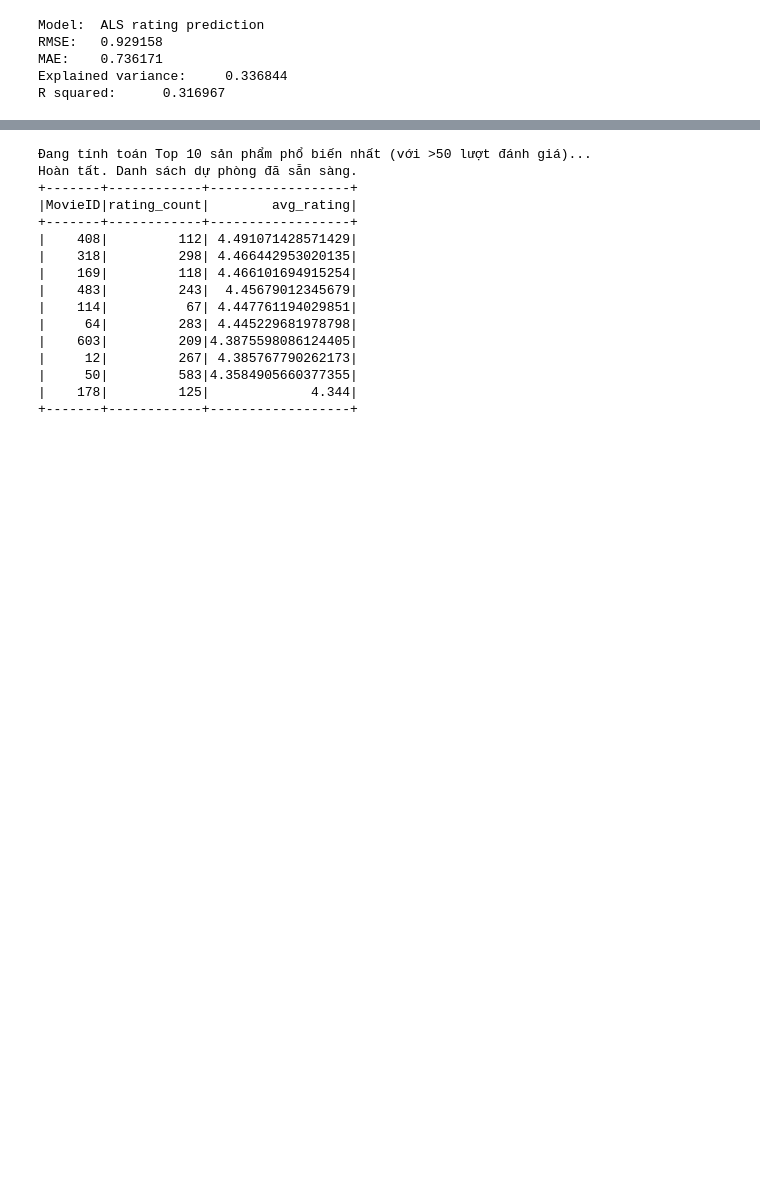
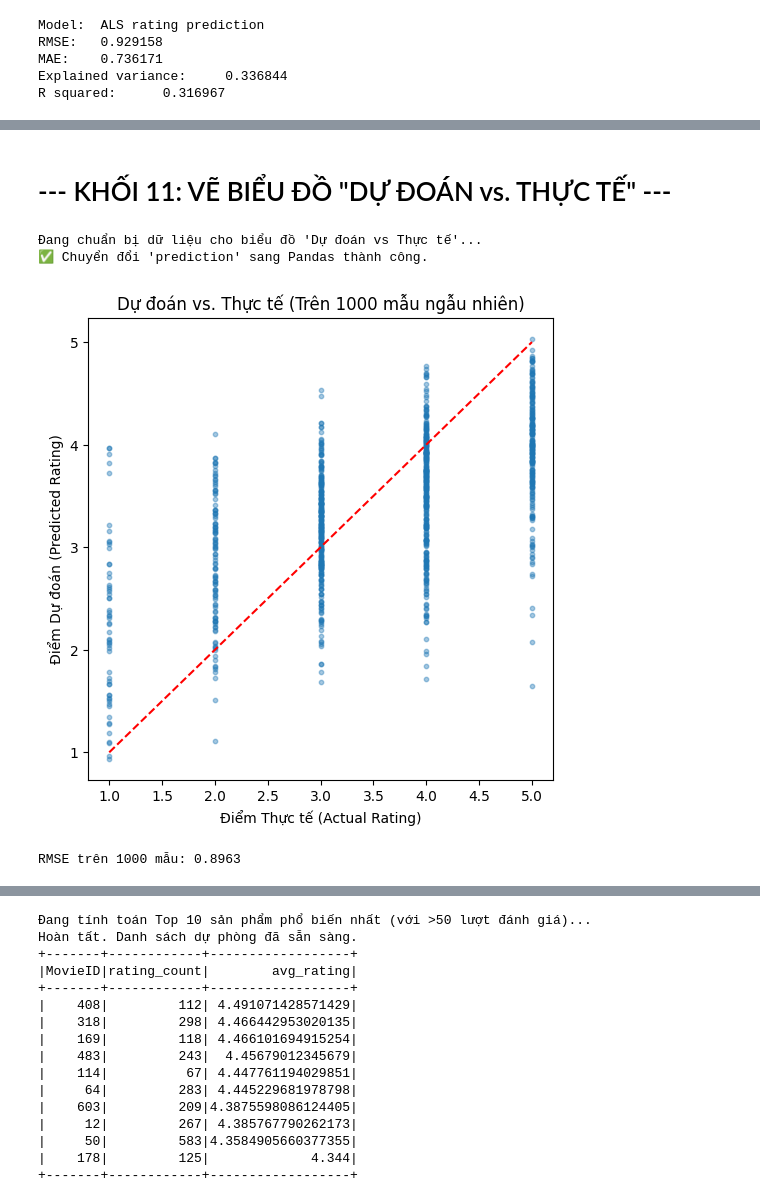
Before and after one commit to 030238220098-debug/-n, a Jupyter notebook: examples/00_quick_start/als_movielens.ipynb, the cells around one changed output, grey strips where cells are left out. Cells and saved outputs as stored; diff of their text form; code cells hidden in the pictures; blank space fills up the shorter version.

```diff
--- a/examples/00_quick_start/als_movielens.ipynb
+++ b/examples/00_quick_start/als_movielens.ipynb
@@ -449,0 +350,45 @@ print(f"Đang tính toán Top {TOP_K_POPULAR} sản phẩm phổ biến nhất..
+# %% [markdown]
+# --- KHỐI 11: VẼ BIỂU ĐỒ "DỰ ĐOÁN vs. THỰC TẾ"  ---
+# %%
+
+
+print("Đang chuẩn bị dữ liệu cho biểu đồ 'Dự đoán vs Thực tế'...")
+
+# 1. Nạp (import) thư viện 'mean_squared_error' để tính RMSE
+from sklearn.metrics import mean_squared_error
+
+# == TÍNH NĂNG 1: CHUYỂN ĐỔI SANG PANDAS ==
+# Chuyển đổi Spark DataFrame 'prediction'  sang Pandas
+p_df = prediction.toPandas()
+print("✅ Chuyển đổi 'prediction' sang Pandas thành công.")
+
+# == TÍNH NĂNG 2: LẤY MẪU NGẪU NHIÊN ==
+# Lấy 1000 mẫu ngẫu nhiên từ 2 cột 'Rating' (thực tế) và 'prediction' (dự đoán)
+samp = p_df[['Rating', 'prediction']].dropna().sample(n=min(1000, len(p_df)), random_state=42)
+
+# == TÍNH NĂNG 3: VẼ BIỂU ĐỒ TÁN XẠ (SCATTER PLOT) ==
+plt.figure(figsize=(6,6))
+
+# Vẽ các điểm: trục X là 'Rating' (Thực tế), trục Y là 'prediction' (Dự đoán)
+plt.scatter(samp['Rating'], samp['prediction'], alpha=0.4, s=10)
+
+# == TÍNH NĂNG 4: VẼ ĐƯỜNG CHÉO LÝ TƯỞNG (MÀU ĐỎ) ==
+# Đây là đường thẳng y=x (Dự đoán = Thực tế)
+min_val = samp['Rating'].min()
+max_val = samp['Rating'].max()
+plt.plot([min_val, max_val], [min_val, max_val], color='red', linestyle='--')
+
+plt.xlabel('Điểm Thực tế (Actual Rating)')
+plt.ylabel('Điểm Dự đoán (Predicted Rating)')
+plt.title('Dự đoán vs. Thực tế (Trên 1000 mẫu ngẫu nhiên)')
+plt.show() # Hiển thị biểu đồ
+
+# == TÍNH NĂNG 5: TÍNH LỖI RMSE (TRÊN MẪU) ==
+# Tính và in ra chỉ số RMSE trên 1000 mẫu này để tham khảo
+rmse_sample = np.sqrt(mean_squared_error(samp['Rating'], samp['prediction']))
+print(f'RMSE trên 1000 mẫu: {rmse_sample:.4f}')
+# %% [output]
+Đang chuẩn bị dữ liệu cho biểu đồ 'Dự đoán vs Thực tế'...
+✅ Chuyển đổi 'prediction' sang Pandas thành công.
+[figure, added]
+RMSE trên 1000 mẫu: 0.8963
```
Also changed, not shown: parts of 52 cells of this notebook.
